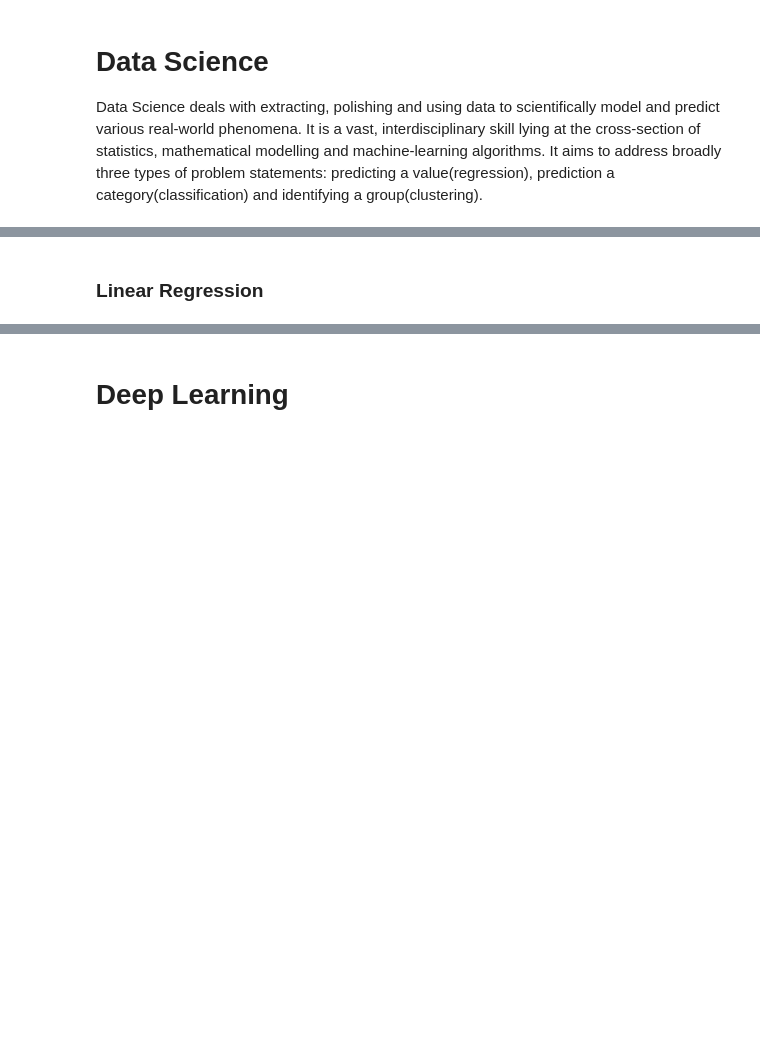
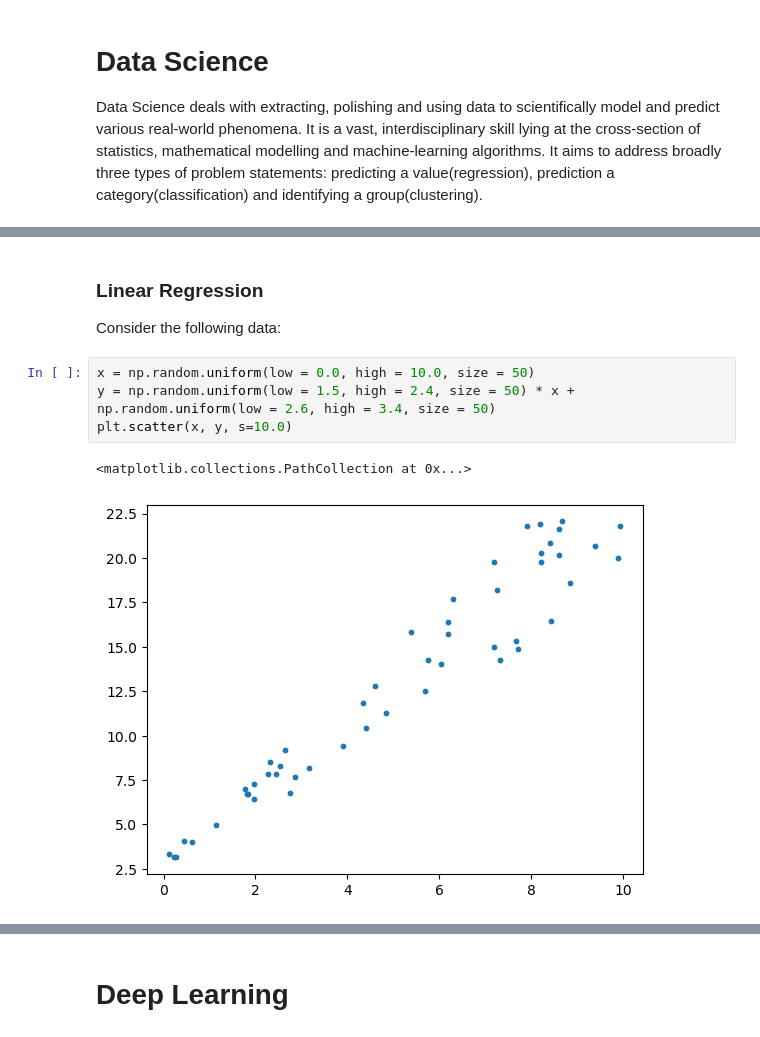
Before and after one commit to NishuGarg5001/DataScience, a Jupyter notebook: src/Data_Science.ipynb, the cells around one changed output, grey strips where cells are left out. Drawn from its saved outputs; the diff is of its cells as text; blank space fills up the shorter version.

```diff
--- a/src/Data_Science.ipynb
+++ b/src/Data_Science.ipynb
@@ -208,2 +208,10 @@ Anyways, this was the ideal scenario. What if the data can't really help us mode
 # %% [markdown]
 ### Linear Regression
+Consider the following data:
+# %%
+x = np.random.uniform(low = 0.0, high = 10.0, size = 50)
+y = np.random.uniform(low = 1.5, high = 2.4, size = 50) * x + np.random.uniform(low = 2.6, high = 3.4, size = 50)
+plt.scatter(x, y, s=10.0)
+# %% [output]
+<matplotlib.collections.PathCollection at 0x...>
+[figure, added]
```
Also changed, not shown: parts of 6 cells of this notebook.
